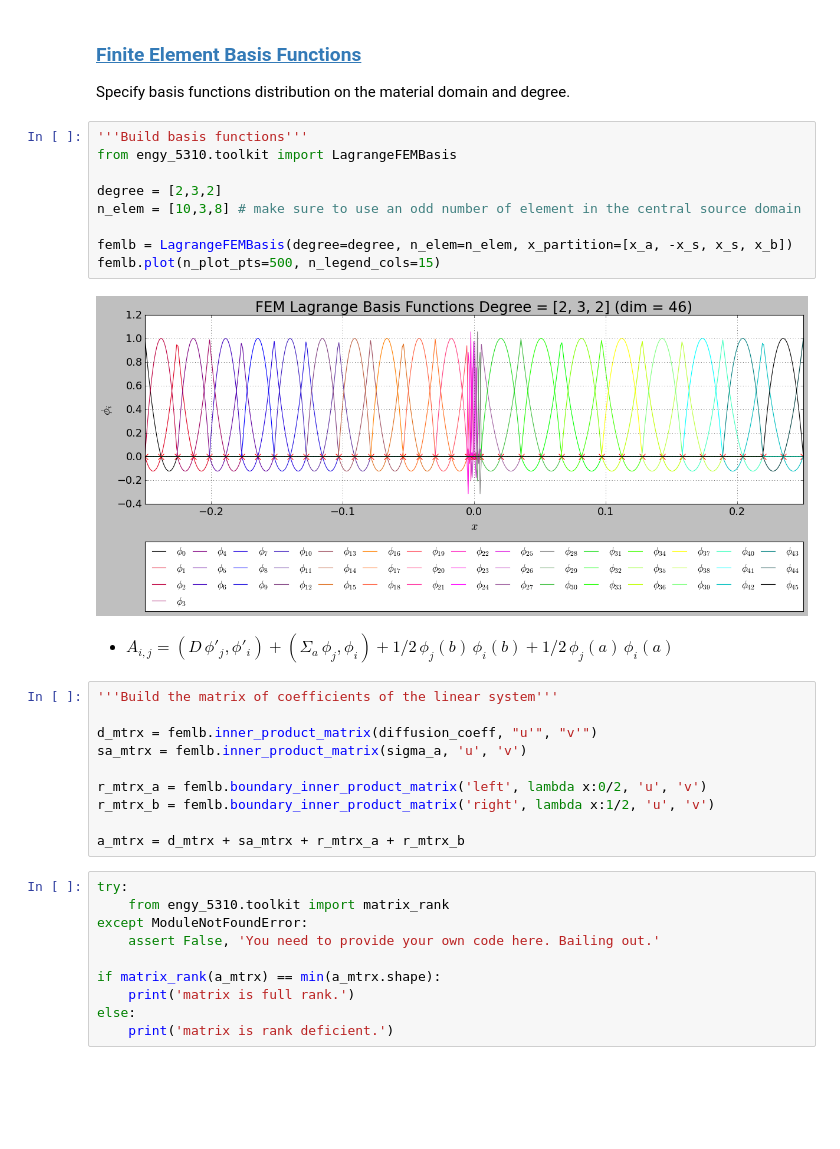
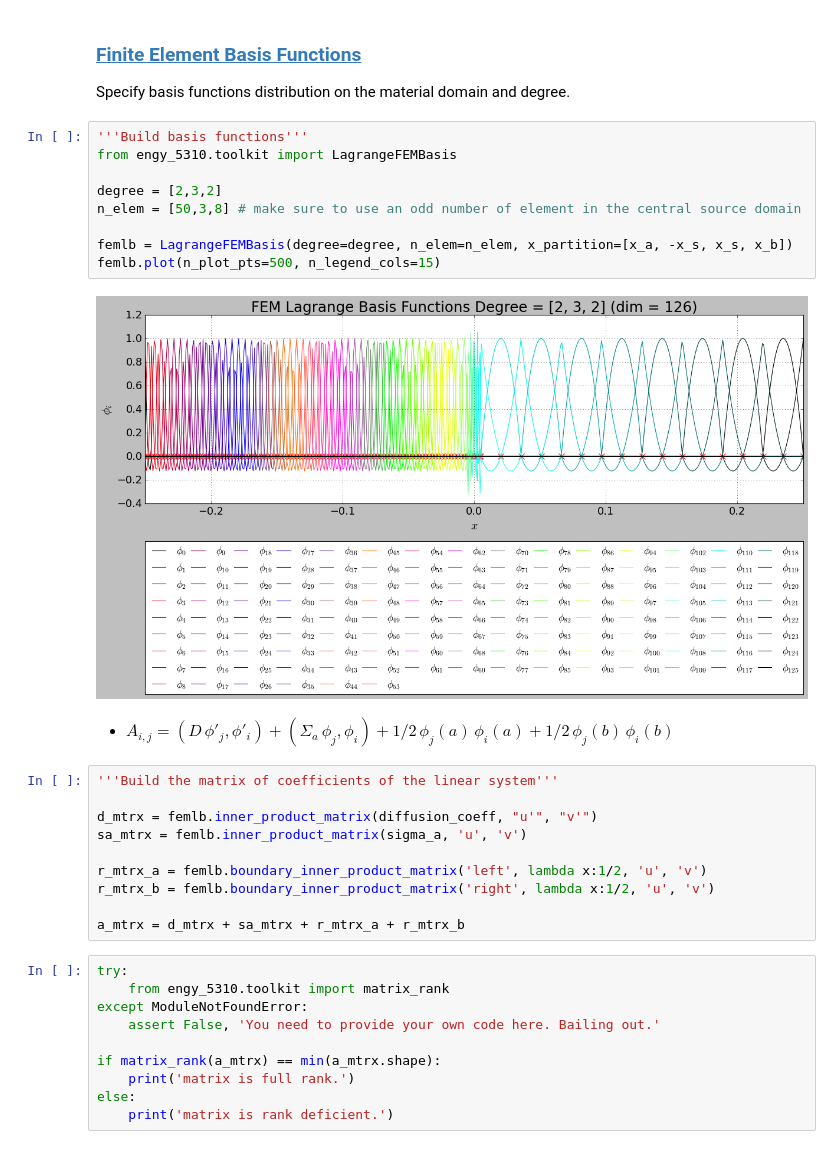
Before and after one commit to dpploy/engy-5050, a Jupyter notebook: notebooks/02-diff-plane-source.ipynb, the cells around one changed output. Drawn from its saved outputs; the diff is of its cells as text; blank space fills up the shorter version.

```diff
--- a/notebooks/02-diff-plane-source.ipynb
+++ b/notebooks/02-diff-plane-source.ipynb
@@ -914,23 +928,23 @@ Specify basis functions distribution on the material domain and degree.
 # %%
 '''Build basis functions'''
 from engy_5310.toolkit import LagrangeFEMBasis
 
 degree = [2,3,2]
-n_elem = [10,3,8] # make sure to use an odd number of element in the central source domain
+n_elem = [50,3,8] # make sure to use an odd number of element in the central source domain
 
 femlb = LagrangeFEMBasis(degree=degree, n_elem=n_elem, x_partition=[x_a, -x_s, x_s, x_b])
 femlb.plot(n_plot_pts=500, n_legend_cols=15)
 # %% [output]
-[figure, old version]
+[figure, new version]
 # %% [markdown]
-  + $A_{i,j} = (D\,\phi'_j,\phi'_i) + (\Sigma_a\,\phi_j,\phi_i) + 1/2\,\phi_j(b)\,\phi_i(b) +1/2\,\phi_j(a)\,\phi_i(a) $
+  + $A_{i,j} = (D\,\phi'_j,\phi'_i) + (\Sigma_a\,\phi_j,\phi_i) + 1/2\,\phi_j(a)\,\phi_i(a) + 1/2\,\phi_j(b)\,\phi_i(b) $
 # %%
 '''Build the matrix of coefficients of the linear system'''
 
 d_mtrx = femlb.inner_product_matrix(diffusion_coeff, "u'", "v'")
 sa_mtrx = femlb.inner_product_matrix(sigma_a, 'u', 'v')
 
-r_mtrx_a = femlb.boundary_inner_product_matrix('left', lambda x:0/2, 'u', 'v')
+r_mtrx_a = femlb.boundary_inner_product_matrix('left', lambda x:1/2, 'u', 'v')
 r_mtrx_b = femlb.boundary_inner_product_matrix('right', lambda x:1/2, 'u', 'v')
 
 a_mtrx = d_mtrx + sa_mtrx + r_mtrx_a + r_mtrx_b
```
Also changed, not shown: parts of 11 cells of this notebook, 1 other file.
